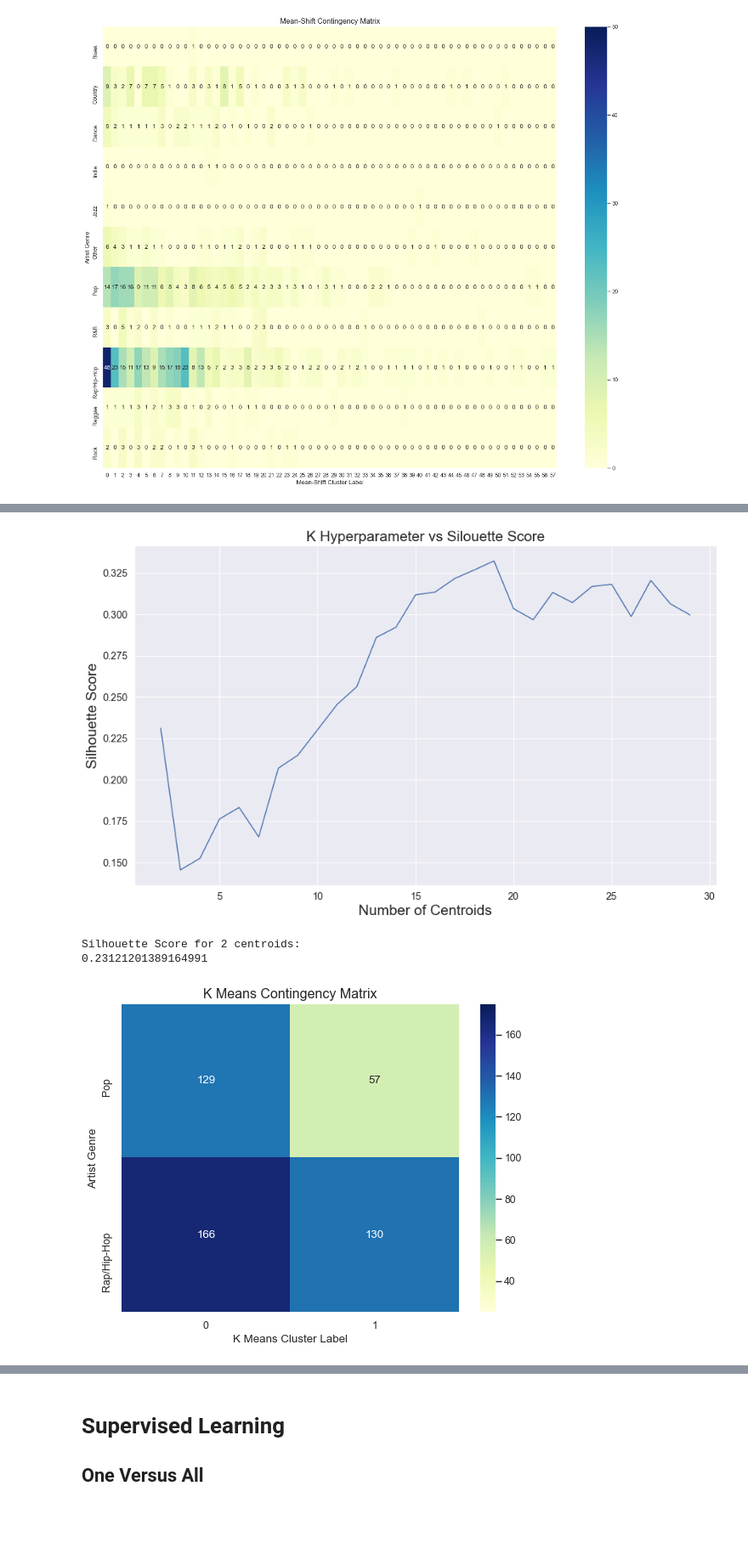
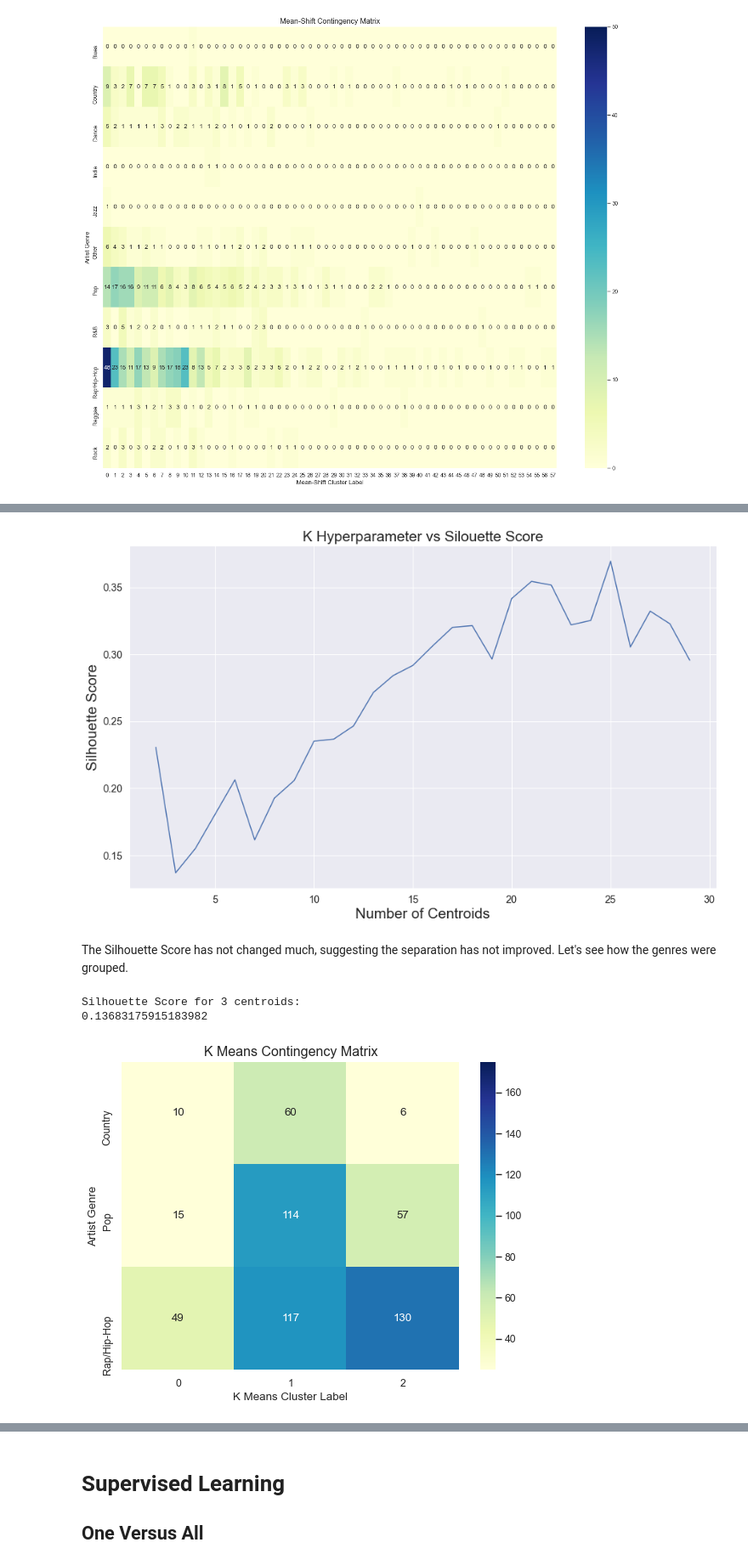
Before and after one commit to Mabanta/CMSC422_Final, a Jupyter notebook: 422final.ipynb, the cells around one changed output, grey strips where cells are left out. Shown: that part at 85% size. Cells and saved outputs as stored; diff of their text form; code cells hidden in the pictures; blank space fills up the shorter version.

```diff
--- a/422final.ipynb
+++ b/422final.ipynb
@@ -709,8 +723,9 @@ Even though Means-Shift is able to achieve a higher Silhouette score, it's group
 # %%
-toSelect = ["Pop", "Rap/Hip-Hop"]
+# select the most popular genres
+toSelect = ["Pop", "Rap/Hip-Hop", "Country"]
 reduced = df2.loc[df2["Artist_Genres"].isin(toSelect)]
-reduced.head(10)
 
+# generate the new input data similar to the full dataset
 X2 = reduced[["Duration", "Loudness", "Tempo", "Tempo_Confidence", "Meter", "Meter_Confidence", "Key", "Key_Confidence", "Mode", "Mode_Confidence", "Acousticness", "Danceability", "Energy", "Instrumentalness", "Liveness", "Speechiness", "Valence"]]
 X2 = pd.get_dummies(X2, columns=["Meter", "Key", "Mode"])
 
@@ -721,29 +736,33 @@ X2[numeric_cols] = X2[numeric_cols].apply(lambda col : (col - col.min()) / (col.
 # plot a curve for
 kMeansHyperparameterCurve(X2, np.array(range(2, 30)))
 # %% [output]
-[figure, old version]
+[figure, new version]
+# %% [markdown]
+The Silhouette Score has not changed much, suggesting the separation has not improved. Let's see how the genres were grouped.
 # %%
 Y2 = reduced["Artist_Genres"]
 
-model = KMeans(len(pd.unique(Y2)))
+k = len(pd.unique(Y2))
+
+model = KMeans(k)
 
 model.fit(X2)
 
-print("Silhouette Score for 2 centroids: ")
+print(f"Silhouette Score for {k} centroids: ")
 print(metrics.cluster.silhouette_score(X2, model.labels_))
 
 contigency = pd.crosstab(Y2, model.labels_, rownames=["Artist Genre"], colnames=["K Means Cluster Label"])
 
 fig = plt.figure(num=None, figsize=(8, 6), dpi=80, facecolor='w', edgecolor='k')
 
 plt.clf()
 
 plt.title("K Means Contingency Matrix", fontsize='large')
 
 res = sns.heatmap(contigency, annot=True, fmt='d', cmap="YlGnBu", vmin=25.0, vmax=175.0)
 
 plt.show()
 # %% [output]
-Silhouette Score for 2 centroids:
-0.23121201389164991
+Silhouette Score for 3 centroids:
+0.13683175915183982
-[figure, old version]
+[figure, new version]
```
Also changed, not shown: parts of 7 cells of this notebook.
